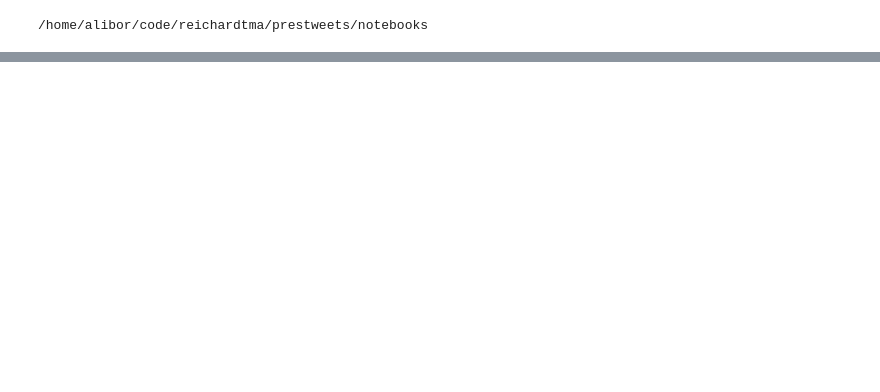
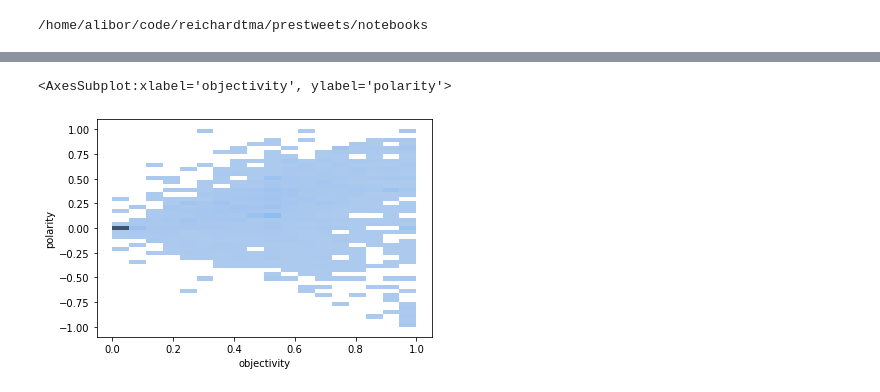
Before and after one commit to reichardtma/prestweets, a Jupyter notebook: notebooks/Boris Johnson - Annamaria.ipynb, the cells around one changed output, grey strips where cells are left out. Cells and saved outputs as stored; diff of their text form; code cells hidden in the pictures; blank space fills up the shorter version.

```diff
--- a/notebooks/Boris Johnson - Annamaria.ipynb
+++ b/notebooks/Boris Johnson - Annamaria.ipynb
@@ -118,0 +326,5 @@ blob[boris.content[1]]
+# %%
+sns.histplot(x = boris.objectivity, y =boris.polarity)
+# %% [output]
+<AxesSubplot:xlabel='objectivity', ylabel='polarity'>
+[figure, added]
```
Also changed, not shown: parts of 46 cells of this notebook, 10 other files.
